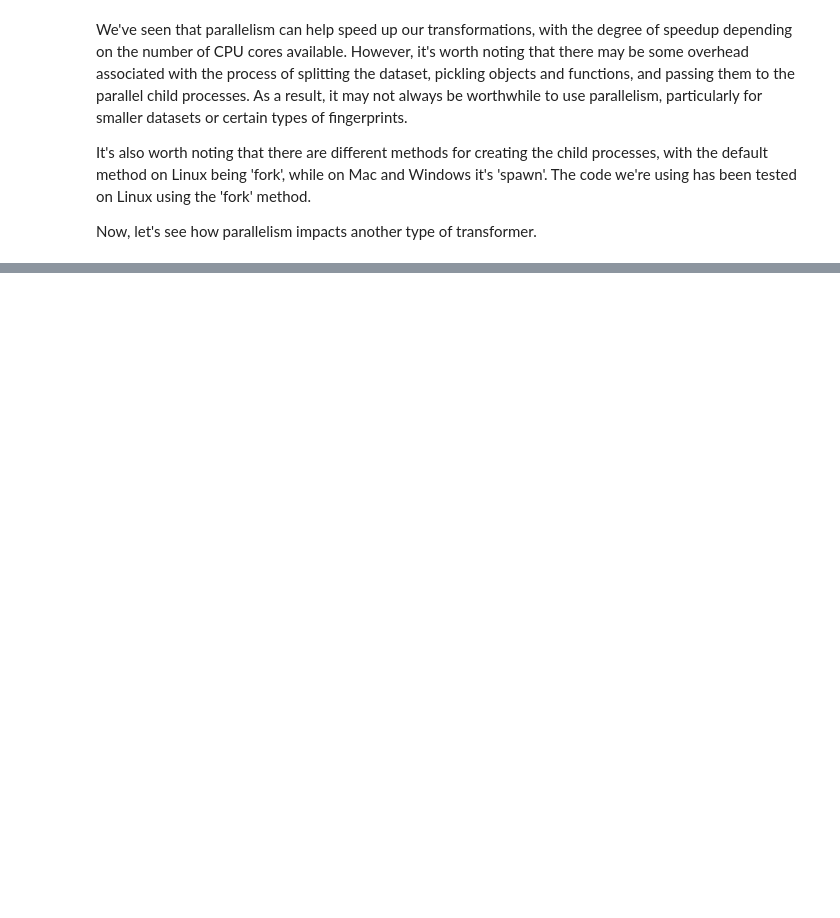
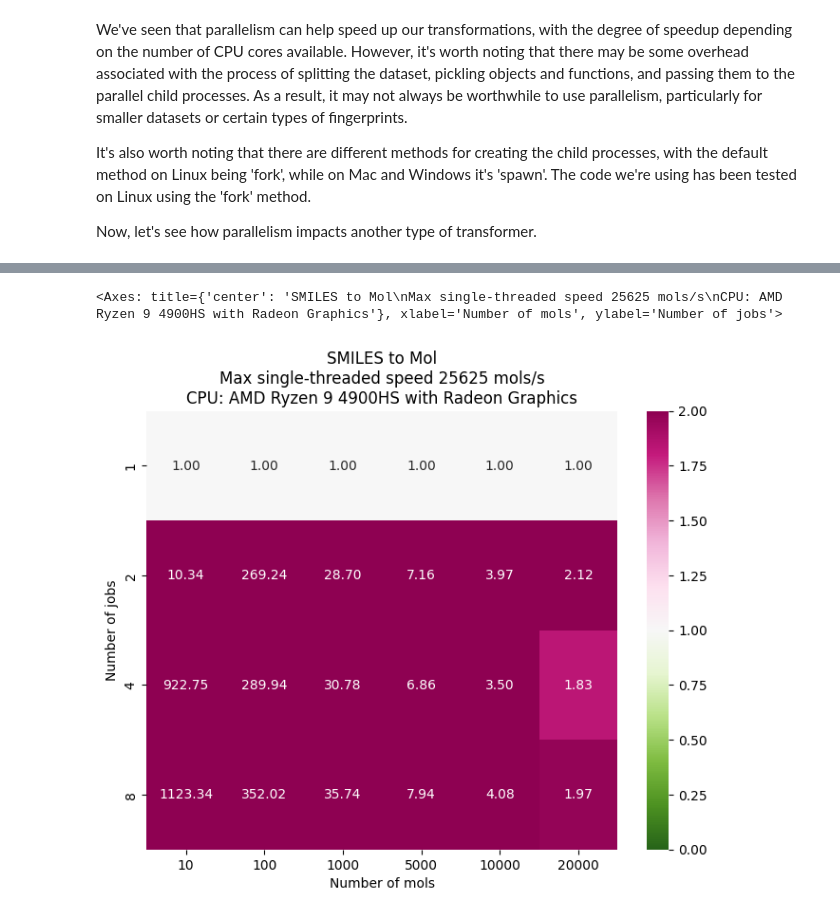
Before and after one commit to EBjerrum/scikit-mol, a Jupyter notebook: notebooks/07_parallel_transforms.ipynb, the cells around one changed output, grey strips where cells are left out. Saved outputs shown, nothing was run; the diff lists cells and outputs as text; code cells hidden in the pictures; blank space fills up the shorter version.

```diff
--- a/notebooks/07_parallel_transforms.ipynb
+++ b/notebooks/07_parallel_transforms.ipynb
@@ -140,0 +186,10 @@ We've also included a series of plots below, showing the speedup over serial for
+# %%
+smiles = ["CCCCCCCCBr"] * 100000
+transformer = SmilesToMolTransformer()
+df = ParallelTester(
+    transformer, smiles, n_mols=[10, 100, 1000, 5000, 10000, 20000], n_jobs=[1, 2, 4, 8]
+).test()
+plot_heatmap(df, "SMILES to Mol")
+# %% [output]
+<Axes: title={'center': 'SMILES to Mol\nMax single-threaded speed 25625 mols/s\nCPU: AMD Ryzen 9 4900HS with Radeon Graphics'}, xlabel='Number of mols', ylabel='Number of jobs'>
+[figure, added]
```
Also changed, not shown: parts of 18 cells of this notebook, 18 other files.
